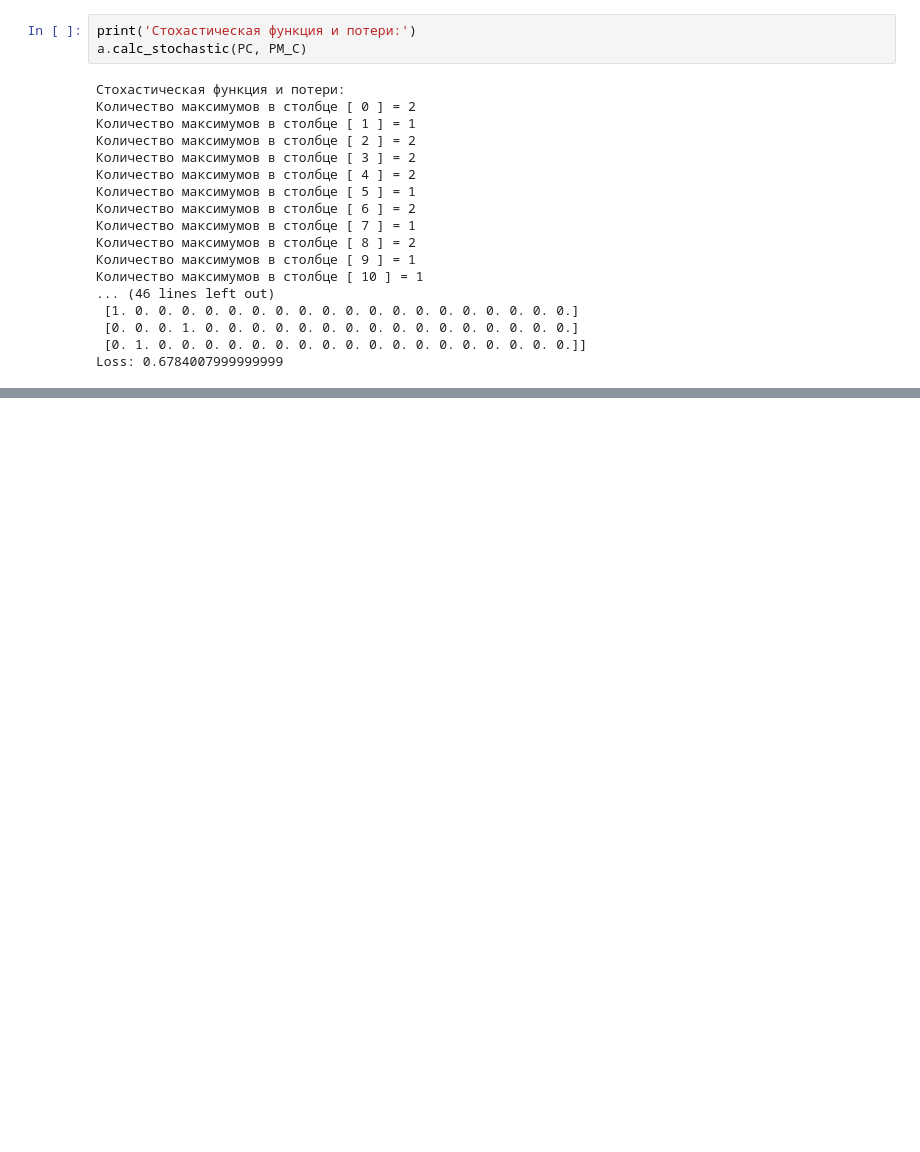
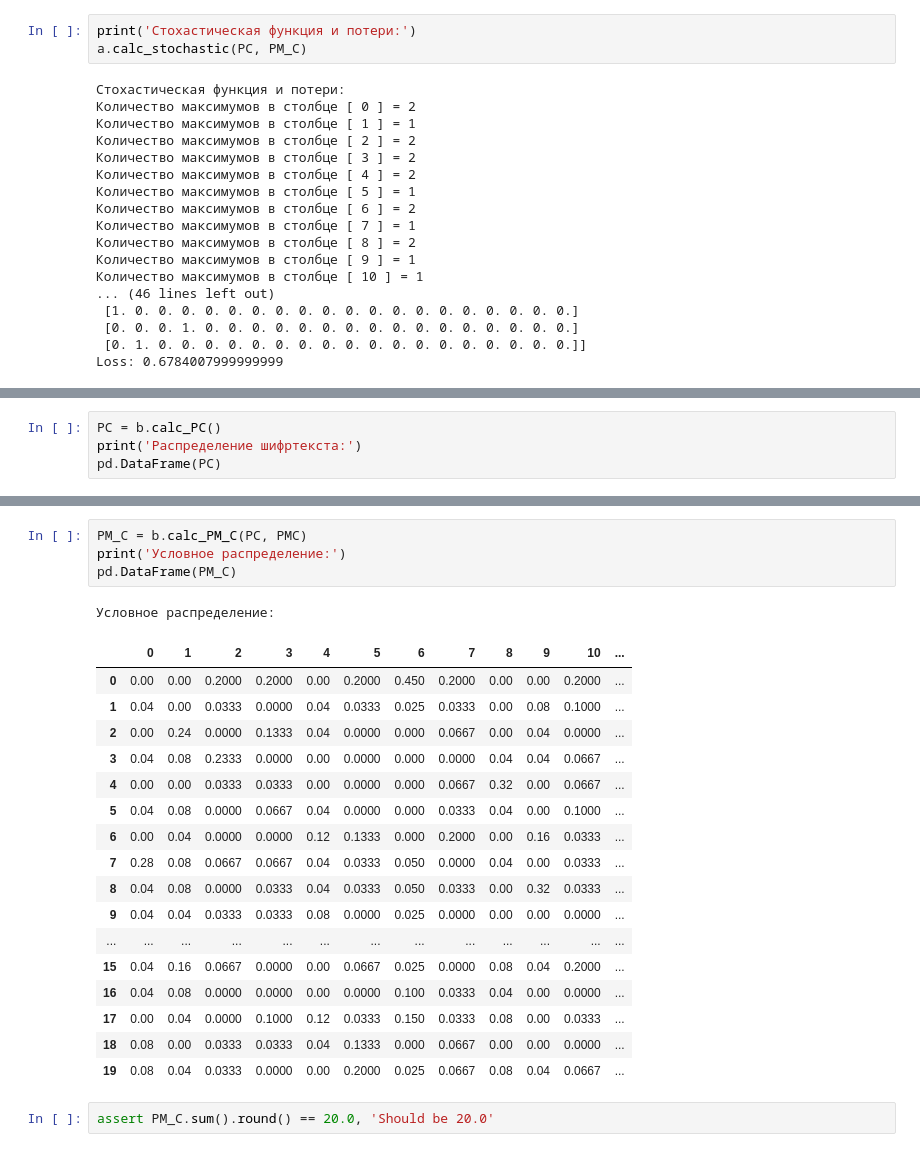
Before and after one commit to SantonioTheFirst/MoC_labs, a Jupyter notebook: lab1/main.ipynb, the cells around one changed output, grey strips where cells are left out. Cells and saved outputs as stored; diff of their text form; blank space fills up the shorter version.

```diff
--- a/lab1/main.ipynb
+++ b/lab1/main.ipynb
@@ -231,0 +238,4 @@ Loss: 0.6784007999999999
+# %%
+PC = b.calc_PC()
+print('Распределение шифртекста:')
+pd.DataFrame(PC)
@@ -231,0 +288,25 @@ Loss: 0.6784007999999999
+# %%
+PM_C = b.calc_PM_C(PC, PMC)
+print('Условное распределение:')
+pd.DataFrame(PM_C)
+# %% [output]
+Условное распределение:
+|  | 0 | 1 | 2 | 3 | 4 | 5 | 6 | 7 | 8 | 9 | 10 | ... |
+| 0 | 0.00 | 0.00 | 0.2000 | 0.2000 | 0.00 | 0.2000 | 0.450 | 0.2000 | 0.00 | 0.00 | 0.2000 | ... |
+| 1 | 0.04 | 0.00 | 0.0333 | 0.0000 | 0.04 | 0.0333 | 0.025 | 0.0333 | 0.00 | 0.08 | 0.1000 | ... |
+| 2 | 0.00 | 0.24 | 0.0000 | 0.1333 | 0.04 | 0.0000 | 0.000 | 0.0667 | 0.00 | 0.04 | 0.0000 | ... |
+| 3 | 0.04 | 0.08 | 0.2333 | 0.0000 | 0.00 | 0.0000 | 0.000 | 0.0000 | 0.04 | 0.04 | 0.0667 | ... |
+| 4 | 0.00 | 0.00 | 0.0333 | 0.0333 | 0.00 | 0.0000 | 0.000 | 0.0667 | 0.32 | 0.00 | 0.0667 | ... |
+| 5 | 0.04 | 0.08 | 0.0000 | 0.0667 | 0.04 | 0.0000 | 0.000 | 0.0333 | 0.04 | 0.00 | 0.1000 | ... |
+| 6 | 0.00 | 0.04 | 0.0000 | 0.0000 | 0.12 | 0.1333 | 0.000 | 0.2000 | 0.00 | 0.16 | 0.0333 | ... |
+| 7 | 0.28 | 0.08 | 0.0667 | 0.0667 | 0.04 | 0.0333 | 0.050 | 0.0000 | 0.04 | 0.00 | 0.0333 | ... |
+| 8 | 0.04 | 0.08 | 0.0000 | 0.0333 | 0.04 | 0.0333 | 0.050 | 0.0333 | 0.00 | 0.32 | 0.0333 | ... |
+| 9 | 0.04 | 0.04 | 0.0333 | 0.0333 | 0.08 | 0.0000 | 0.025 | 0.0000 | 0.00 | 0.00 | 0.0000 | ... |
+| ... | ... | ... | ... | ... | ... | ... | ... | ... | ... | ... | ... | ... |
+| 15 | 0.04 | 0.16 | 0.0667 | 0.0000 | 0.00 | 0.0667 | 0.025 | 0.0000 | 0.08 | 0.04 | 0.2000 | ... |
+| 16 | 0.04 | 0.08 | 0.0000 | 0.0000 | 0.00 | 0.0000 | 0.100 | 0.0333 | 0.04 | 0.00 | 0.0000 | ... |
+| 17 | 0.00 | 0.04 | 0.0000 | 0.1000 | 0.12 | 0.0333 | 0.150 | 0.0333 | 0.08 | 0.00 | 0.0333 | ... |
+| 18 | 0.08 | 0.00 | 0.0333 | 0.0333 | 0.04 | 0.1333 | 0.000 | 0.0667 | 0.00 | 0.00 | 0.0000 | ... |
+| 19 | 0.08 | 0.04 | 0.0333 | 0.0000 | 0.00 | 0.2000 | 0.025 | 0.0667 | 0.08 | 0.04 | 0.0667 | ... |
+# %%
+assert PM_C.sum().round() == 20.0, 'Should be 20.0'
```
Also changed, not shown: parts of 9 cells of this notebook, 1 other file.
